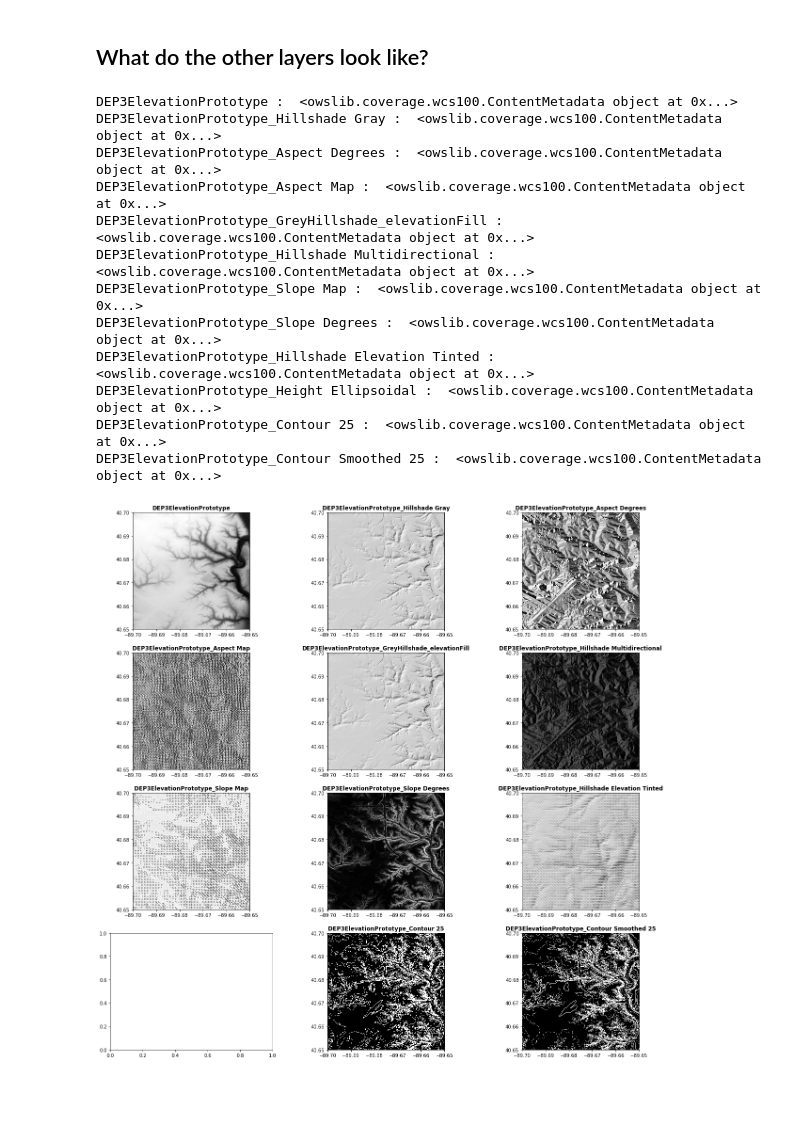
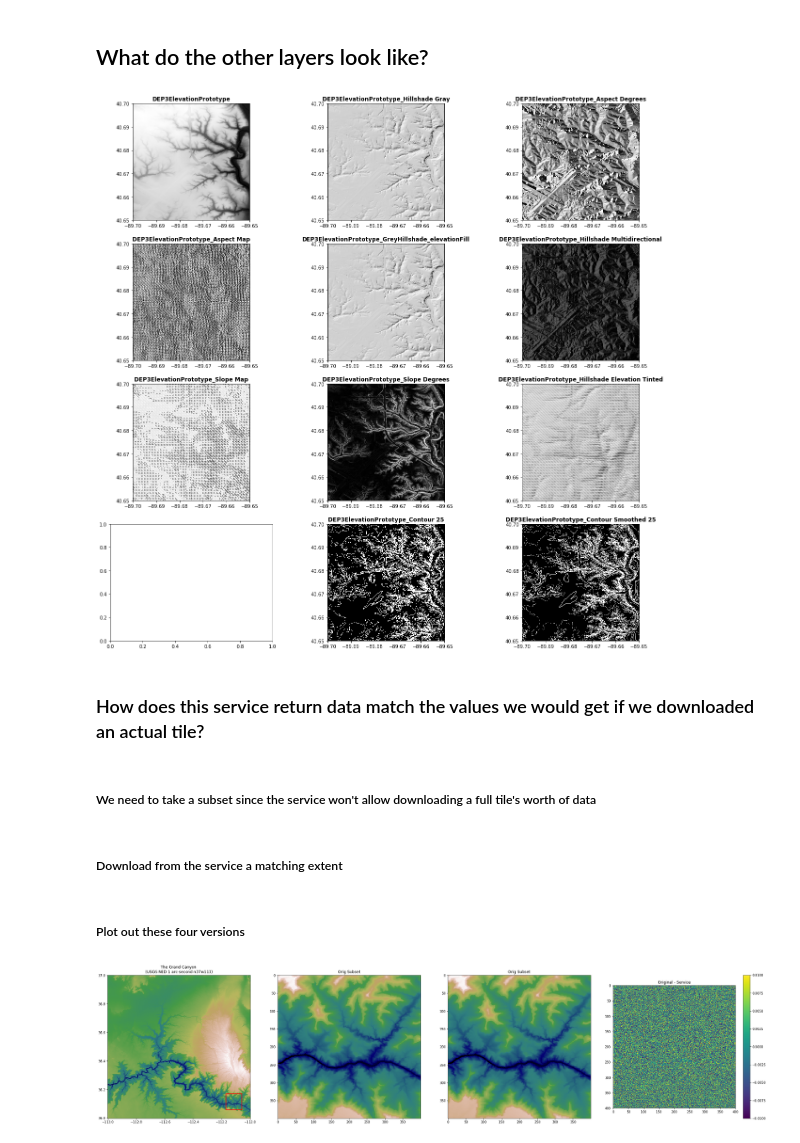
Before and after one commit to ColinTalbert/Notebooks, a Jupyter notebook: DataServices/NationalMap3depDataAccess.ipynb, the cells around one changed output. Drawn from its saved outputs; the diff is of its cells as text; code cells hidden in the pictures; blank space fills up the shorter version.

```diff
--- a/DataServices/NationalMap3depDataAccess.ipynb
+++ b/DataServices/NationalMap3depDataAccess.ipynb
@@ -77,7 +82,6 @@ fig, axes = plt.subplots(4,3, figsize=(21,21))
 
 i = 0
 for k, v in wcs.contents.items():
-    print(k, ": ", v)
     try:
         output = wcs.getCoverage(identifier=k, bbox=(-89.7, 40.65, -89.65, 40.7), format='GeoTIFF', resx=0.0001, resy=0.0001, crs=4326)
         contents = output.read()
@@ -89,16 +93,6 @@ for k, v in wcs.contents.items():
         pass
     i += 1
 # %% [output]
-DEP3ElevationPrototype :  <owslib.coverage.wcs100.ContentMetadata object at 0x...>
-DEP3ElevationPrototype_Hillshade Gray :  <owslib.coverage.wcs100.ContentMetadata object at 0x...>
-DEP3ElevationPrototype_Aspect Degrees :  <owslib.coverage.wcs100.ContentMetadata object at 0x...>
-DEP3ElevationPrototype_Aspect Map :  <owslib.coverage.wcs100.ContentMetadata object at 0x...>
-DEP3ElevationPrototype_GreyHillshade_elevationFill :  <owslib.coverage.wcs100.ContentMetadata object at 0x...>
-DEP3ElevationPrototype_Hillshade Multidirectional :  <owslib.coverage.wcs100.ContentMetadata object at 0x...>
-DEP3ElevationPrototype_Slope Map :  <owslib.coverage.wcs100.ContentMetadata object at 0x...>
-DEP3ElevationPrototype_Slope Degrees :  <owslib.coverage.wcs100.ContentMetadata object at 0x...>
-DEP3ElevationPrototype_Hillshade Elevation Tinted :  <owslib.coverage.wcs100.ContentMetadata object at 0x...>
-DEP3ElevationPrototype_Height Ellipsoidal :  <owslib.coverage.wcs100.ContentMetadata object at 0x...>
-DEP3ElevationPrototype_Contour 25 :  <owslib.coverage.wcs100.ContentMetadata object at 0x...>
-DEP3ElevationPrototype_Contour Smoothed 25 :  <owslib.coverage.wcs100.ContentMetadata object at 0x...>
 [figure]
+# %% [markdown]
+### How does this service return data match the values we would get if we downloaded an actual tile?
@@ -104,0 +103,5 @@ DEP3ElevationPrototype_Contour Smoothed 25 :  <owslib.coverage.wcs100.ContentMet
+# %% [markdown]
+##### We need to take a subset since the service won't allow downloading a full tile's worth of data
+# %%
+# this is the resolution for 1 arc second (30m DEM)
+res = 0.00027777777803598
@@ -104,0 +123,17 @@ DEP3ElevationPrototype_Contour Smoothed 25 :  <owslib.coverage.wcs100.ContentMet
+# %% [markdown]
+##### Download from the service a matching extent
+# %%
+elev=wcs['DEP3ElevationPrototype']
+
+output=wcs.getCoverage(identifier='DEP3ElevationPrototype', bbox=(offset_left, bottom, right, offset_top), format='GeoTIFF', resx=res, resy=res, crs=4326)
+
+# Write the file out to disk.
+data = output.read()
+f=open('service_return2.tif','wb')
+f.write(data)
+f.close()
+
+service = rasterio.open("service_return2.tif")
+service_data = service.read(1)
+
+service.close()
@@ -104,0 +142,28 @@ DEP3ElevationPrototype_Contour Smoothed 25 :  <owslib.coverage.wcs100.ContentMet
+# %% [markdown]
+##### Plot out these four versions
+# %%
+fig, axes = plt.subplots(1,4, figsize=(30, 7))
+
+orig, orig_subset, service, diff_plot = axes.flatten()
+
+orig.imshow(truth_data, interpolation='nearest', cmap=plt.cm.gist_earth, extent=plot.plotting_extent(truth))
+orig.plot([offset_left, right], [offset_top, offset_top],  'k-', lw=2, c='red')
+orig.plot([right, right], [offset_top, bottom],  'k-', lw=2, c='red')
+orig.plot([offset_left, right], [bottom, bottom],  'k-', lw=2, c='red')
+orig.plot([offset_left, offset_left], [bottom, offset_top],  'k-', lw=2, c='red')
+orig.set_title('The Grand Canyon \n(USGS NED 1 arc-second n37w113)')
+
+orig_subset.imshow(truth_subset, interpolation='nearest', cmap=plt.cm.gist_earth)
+orig_subset.set_title('Orig Subset')
+
+service.imshow(service_data, interpolation='nearest', cmap=plt.cm.gist_earth)
+service.set_title('Orig Subset')
+
+diff_data  = truth_subset - service_data
+diff_im = diff_plot.imshow(diff_data)
+diff_plot.set_title('Original - Service')
+plt.colorbar(diff_im);
+
+plt.tight_layout()
+# %% [output]
+[figure, added]
```
Also changed, not shown: parts of 9 cells of this notebook.
